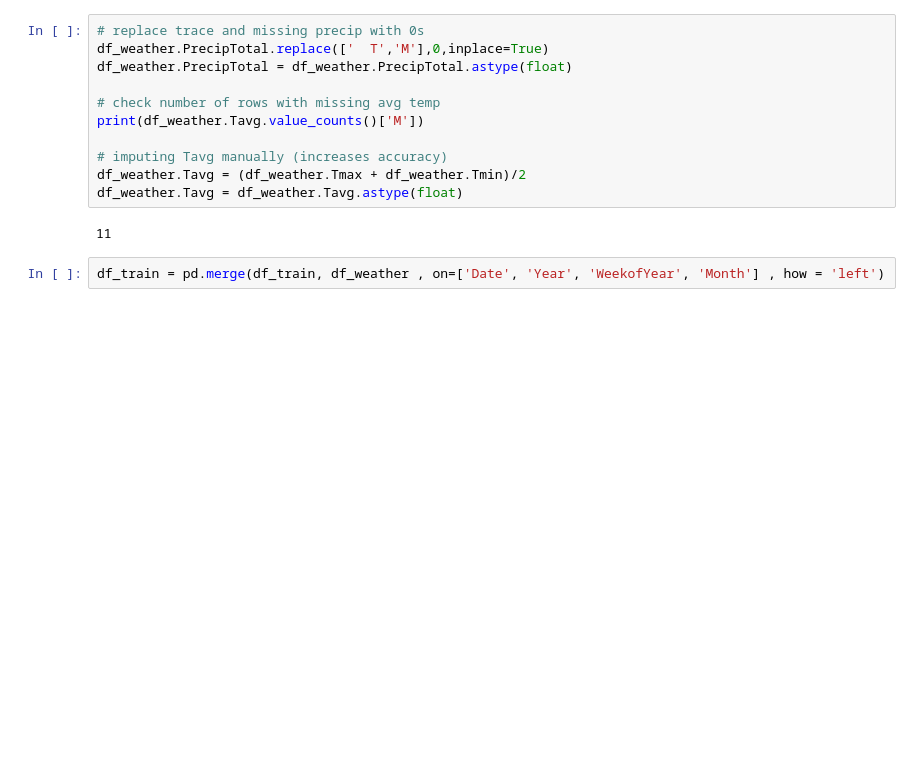
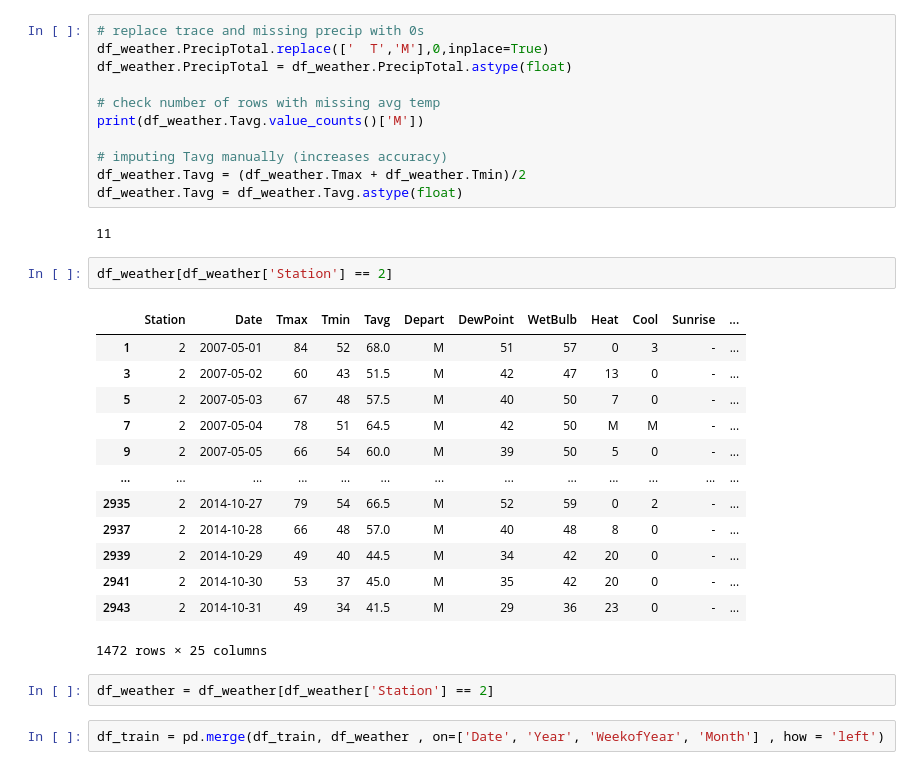
Before and after one commit to henrioei/Binary-Classification-on-West-Nile-Virus, a Jupyter notebook: Project_4_West_Nile_Virus_Terence.ipynb, the cells around one changed output. Saved outputs shown, nothing was run; the diff lists cells and outputs as text; blank space fills up the shorter version.

```diff
--- a/Project_4_West_Nile_Virus_Terence.ipynb
+++ b/Project_4_West_Nile_Virus_Terence.ipynb
@@ -167,6 +209,24 @@ df_weather.Tavg = (df_weather.Tmax + df_weather.Tmin)/2
 df_weather.Tavg = df_weather.Tavg.astype(float)
 # %% [output]
 11
+# %%
+df_weather[df_weather['Station'] == 2]
+# %% [output]
+|  | Station | Date | Tmax | Tmin | Tavg | Depart | DewPoint | WetBulb | Heat | Cool | Sunrise | ... |
+| 1 | 2 | 2007-05-01 | 84 | 52 | 68.0 | M | 51 | 57 | 0 | 3 | - | ... |
+| 3 | 2 | 2007-05-02 | 60 | 43 | 51.5 | M | 42 | 47 | 13 | 0 | - | ... |
+| 5 | 2 | 2007-05-03 | 67 | 48 | 57.5 | M | 40 | 50 | 7 | 0 | - | ... |
+| 7 | 2 | 2007-05-04 | 78 | 51 | 64.5 | M | 42 | 50 | M | M | - | ... |
+| 9 | 2 | 2007-05-05 | 66 | 54 | 60.0 | M | 39 | 50 | 5 | 0 | - | ... |
+| ... | ... | ... | ... | ... | ... | ... | ... | ... | ... | ... | ... | ... |
+| 2935 | 2 | 2014-10-27 | 79 | 54 | 66.5 | M | 52 | 59 | 0 | 2 | - | ... |
+| 2937 | 2 | 2014-10-28 | 66 | 48 | 57.0 | M | 40 | 48 | 8 | 0 | - | ... |
+| 2939 | 2 | 2014-10-29 | 49 | 40 | 44.5 | M | 34 | 42 | 20 | 0 | - | ... |
+| 2941 | 2 | 2014-10-30 | 53 | 37 | 45.0 | M | 35 | 42 | 20 | 0 | - | ... |
+| 2943 | 2 | 2014-10-31 | 49 | 34 | 41.5 | M | 29 | 36 | 23 | 0 | - | ... |
+1472 rows × 25 columns
+# %%
+df_weather = df_weather[df_weather['Station'] == 2]
 # %%
 df_train = pd.merge(df_train, df_weather , on=['Date', 'Year', 'WeekofYear', 'Month'] , how = 'left')
 # %%
```
Also changed, not shown: parts of 31 cells of this notebook.
